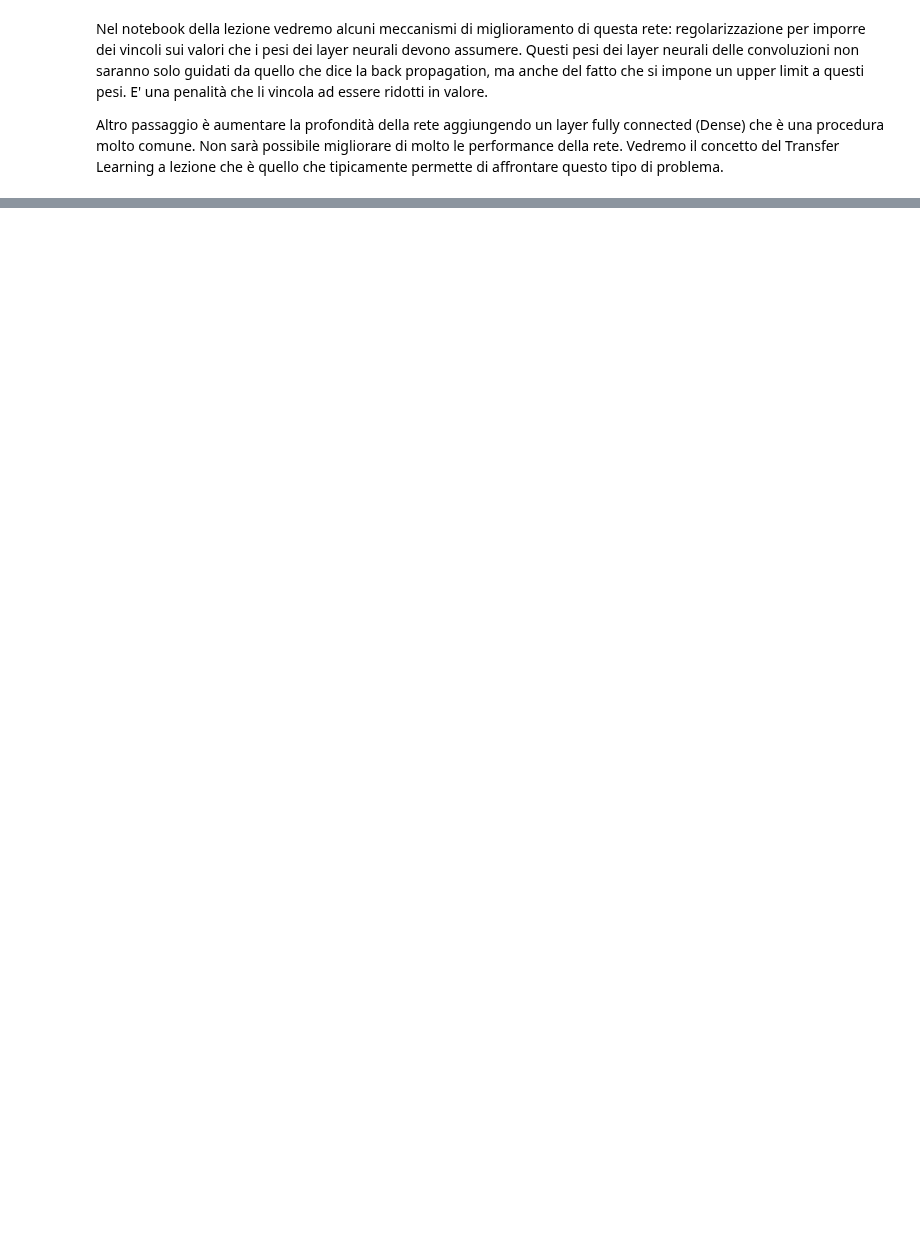
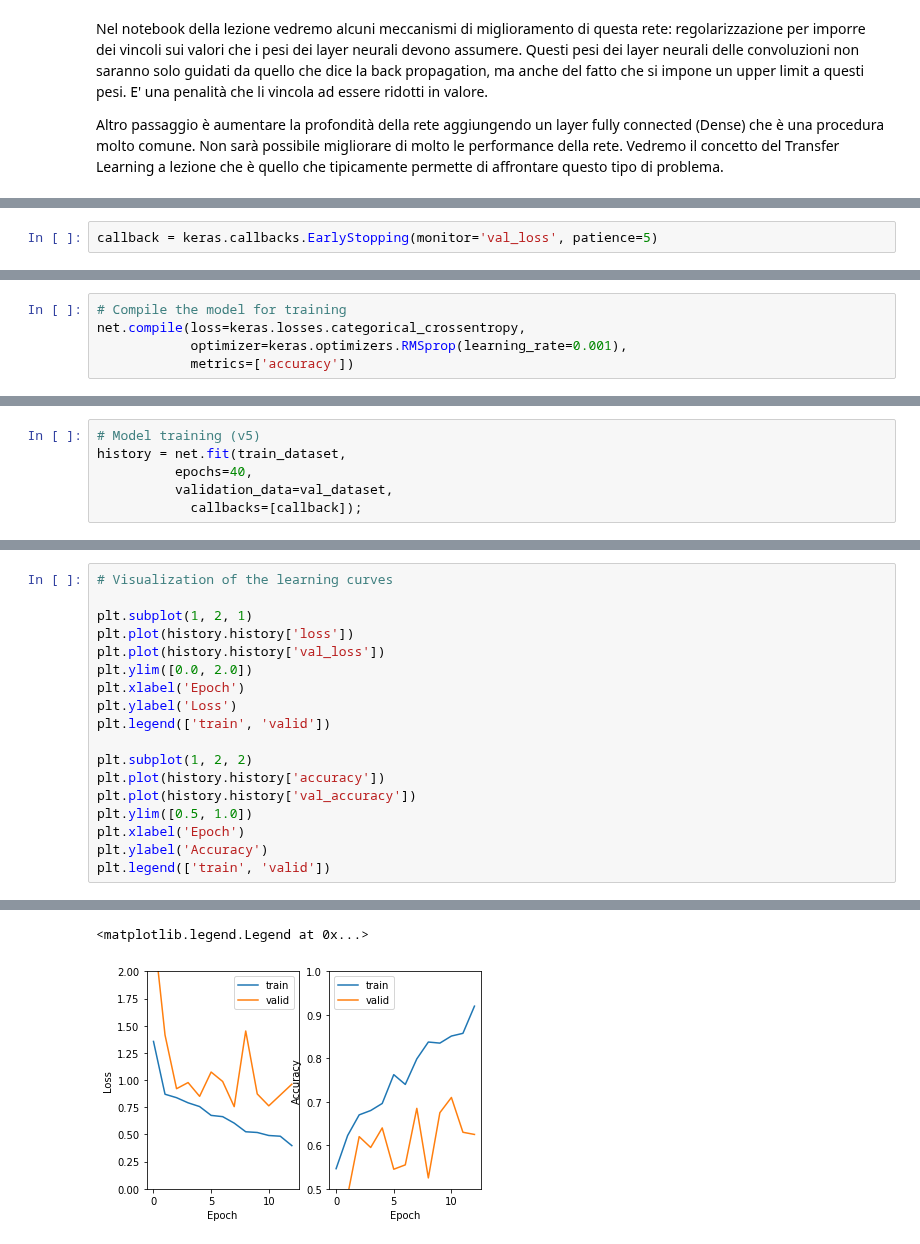
Before and after one commit to alessandro-maccario/DeepLearning-FoodRecognition, a Jupyter notebook: E04_FDL_Image_Classification.ipynb, the cells around one changed output, grey strips where cells are left out. Drawn from its saved outputs; the diff is of its cells as text; blank space fills up the shorter version.

```diff
--- a/E04_FDL_Image_Classification.ipynb
+++ b/E04_FDL_Image_Classification.ipynb
@@ -572,0 +665,2 @@ Vedremo il concetto del Transfer Learning a lezione che è quello che tipicament
+# %%
+callback = keras.callbacks.EarlyStopping(monitor='val_loss', patience=5)
@@ -572,0 +698,5 @@ Vedremo il concetto del Transfer Learning a lezione che è quello che tipicament
+# %%
+# Compile the model for training
+net.compile(loss=keras.losses.categorical_crossentropy,
+            optimizer=keras.optimizers.RMSprop(learning_rate=0.001),
+            metrics=['accuracy'])
@@ -572,0 +706,6 @@ Vedremo il concetto del Transfer Learning a lezione che è quello che tipicament
+# %%
+# Model training (v5)
+history = net.fit(train_dataset,
+          epochs=40,
+          validation_data=val_dataset,
+            callbacks=[callback]);
@@ -572,0 +732,19 @@ Vedremo il concetto del Transfer Learning a lezione che è quello che tipicament
+# %%
+# Visualization of the learning curves
+
+plt.subplot(1, 2, 1)
+plt.plot(history.history['loss'])
+plt.plot(history.history['val_loss'])
+plt.ylim([0.0, 2.0])
+plt.xlabel('Epoch')
+plt.ylabel('Loss')
+plt.legend(['train', 'valid'])
+
+plt.subplot(1, 2, 2)
+plt.plot(history.history['accuracy'])
+plt.plot(history.history['val_accuracy'])
+plt.ylim([0.5, 1.0])
+plt.xlabel('Epoch')
+plt.ylabel('Accuracy')
+plt.legend(['train', 'valid'])
+# %% [output]
@@ -572,0 +753,2 @@ Vedremo il concetto del Transfer Learning a lezione che è quello che tipicament
+<matplotlib.legend.Legend at 0x...>
+[figure, added]
```
Also changed, not shown: parts of 21 cells of this notebook.
